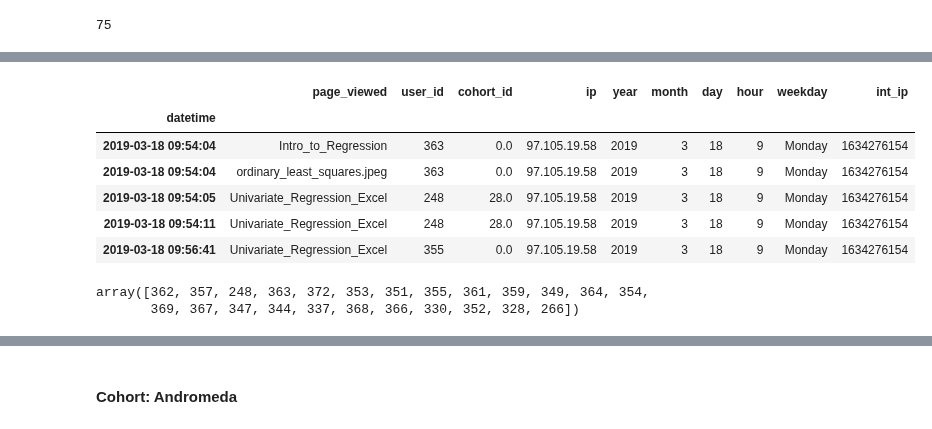
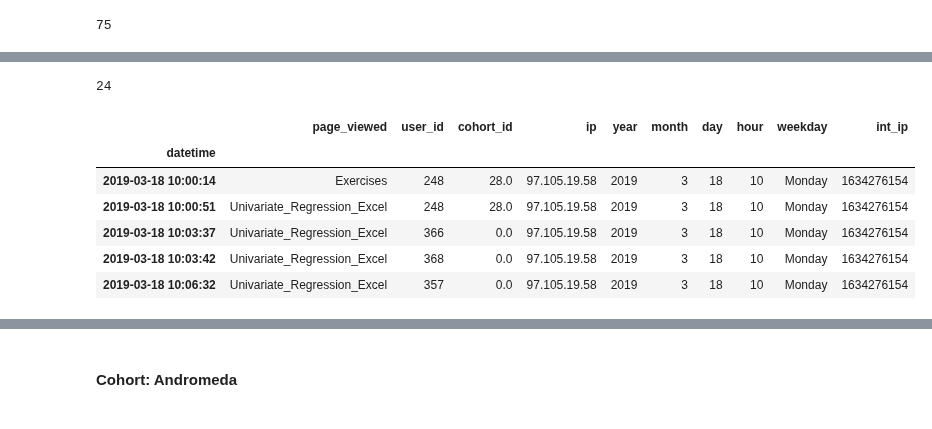
Before and after one commit to CSolitaire/anomaly-detection-exercises, a Jupyter notebook: anomaly_detection_mini_project.ipynb, the cells around one changed output, grey strips where cells are left out. Saved outputs shown, nothing was run; the diff lists cells and outputs as text; code cells hidden in the pictures.

```diff
--- a/anomaly_detection_mini_project.ipynb
+++ b/anomaly_detection_mini_project.ipynb
@@ -379,17 +408,16 @@ ada.head(1200)
+# %%
+len(ada.user_id.unique())
+# %% [output]
+24
 # %%
 # 31,Andromeda,2019-03-18,2019-07-30,2
-test = explore.cohort_id(df,2019,3,18,9)
-test.tail()
+test = explore.cohort_id(df,2019,3,18,10)
+test.head()
 # %% [output]
 |  | page_viewed | user_id | cohort_id | ip | year | month | day | hour | weekday | int_ip |
 | datetime |  |  |  |  |  |  |  |  |  |  |
-| 2019-03-18 09:54:04 | Intro_to_Regression | 363 | 0.0 | 97.105.19.58 | 2019 | 3 | 18 | 9 | Monday | 1634276154 |
-| 2019-03-18 09:54:04 | ordinary_least_squares.jpeg | 363 | 0.0 | 97.105.19.58 | 2019 | 3 | 18 | 9 | Monday | 1634276154 |
-| 2019-03-18 09:54:05 | Univariate_Regression_Excel | 248 | 28.0 | 97.105.19.58 | 2019 | 3 | 18 | 9 | Monday | 1634276154 |
-| 2019-03-18 09:54:11 | Univariate_Regression_Excel | 248 | 28.0 | 97.105.19.58 | 2019 | 3 | 18 | 9 | Monday | 1634276154 |
-| 2019-03-18 09:56:41 | Univariate_Regression_Excel | 355 | 0.0 | 97.105.19.58 | 2019 | 3 | 18 | 9 | Monday | 1634276154 |
+| 2019-03-18 10:00:14 | Exercises | 248 | 28.0 | 97.105.19.58 | 2019 | 3 | 18 | 10 | Monday | 1634276154 |
+| 2019-03-18 10:00:51 | Univariate_Regression_Excel | 248 | 28.0 | 97.105.19.58 | 2019 | 3 | 18 | 10 | Monday | 1634276154 |
+| 2019-03-18 10:03:37 | Univariate_Regression_Excel | 366 | 0.0 | 97.105.19.58 | 2019 | 3 | 18 | 10 | Monday | 1634276154 |
+| 2019-03-18 10:03:42 | Univariate_Regression_Excel | 368 | 0.0 | 97.105.19.58 | 2019 | 3 | 18 | 10 | Monday | 1634276154 |
+| 2019-03-18 10:06:32 | Univariate_Regression_Excel | 357 | 0.0 | 97.105.19.58 | 2019 | 3 | 18 | 10 | Monday | 1634276154 |
-# %%
-test.user_id.unique()
-# %% [output]
-array([362, 357, 248, 363, 372, 353, 351, 355, 361, 359, 349, 364, 354,
-       369, 367, 347, 344, 337, 368, 366, 330, 352, 328, 266])
```
Also changed, not shown: parts of 78 cells of this notebook.
